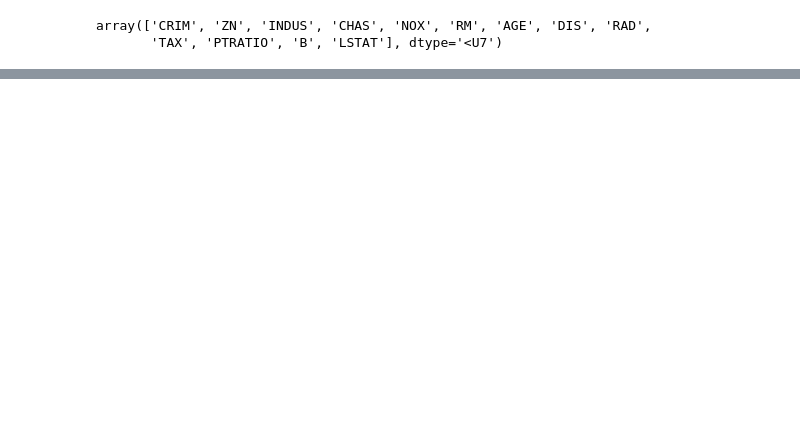
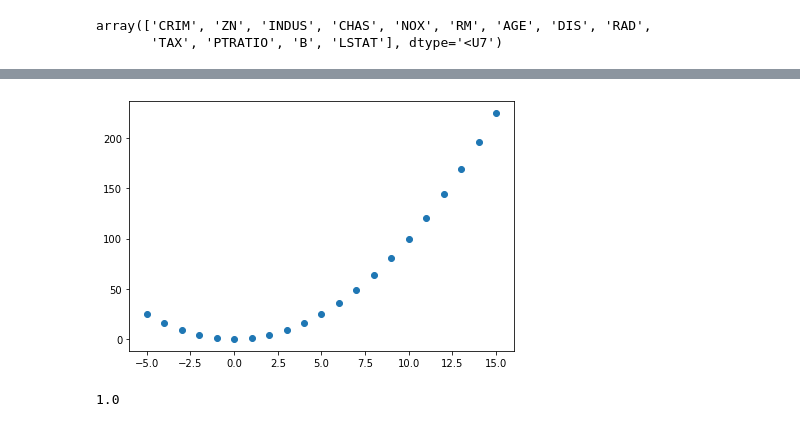
Before and after one commit to jorgegmartin/Master_Data_Science, a Jupyter notebook: 10_SupervisedLearning/SupervisedLearning_LectureNotes.ipynb, the cells around one changed output, grey strips where cells are left out. Cells and saved outputs as stored; diff of their text form; code cells hidden in the pictures; blank space fills up the shorter version.

```diff
--- a/10_SupervisedLearning/SupervisedLearning_LectureNotes.ipynb
+++ b/10_SupervisedLearning/SupervisedLearning_LectureNotes.ipynb
@@ -51,0 +158,8 @@ ax.scatter(range(1, X_train.shape[1]), scores_sfs)
+# %%
+X_fake = np.linspace(-5, 15, num=21)
+y_fake = X_fake ** 2
+fig, ax = plt.subplots(1, 1)
+ax.scatter(X_fake, y_fake)
+plt.tight_layout()
+# %% [output]
+[figure, added]
@@ -51,0 +170,4 @@ ax.scatter(range(1, X_train.shape[1]), scores_sfs)
+# %%
+dt.score(X_fake.reshape(-1, 1), y_fake)
+# %% [output]
+1.0
```
Also changed, not shown: parts of 119 cells of this notebook.
